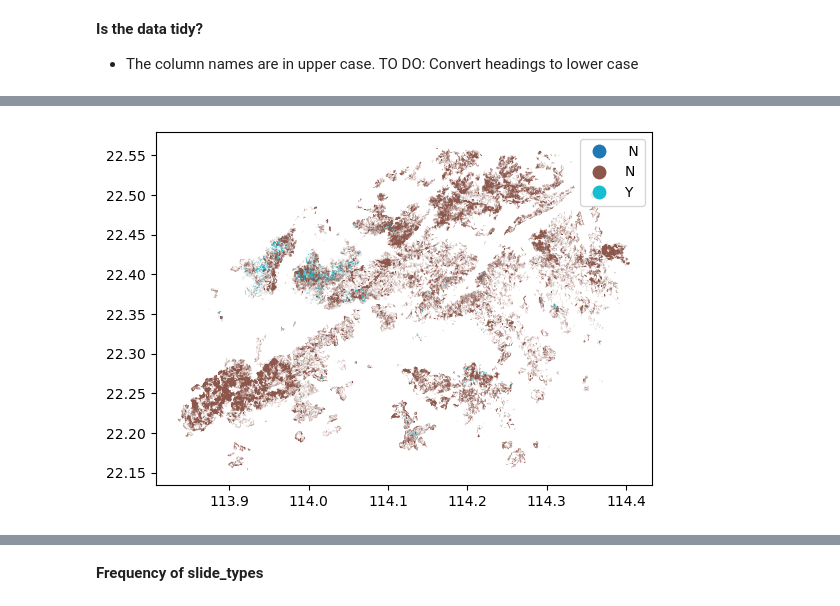
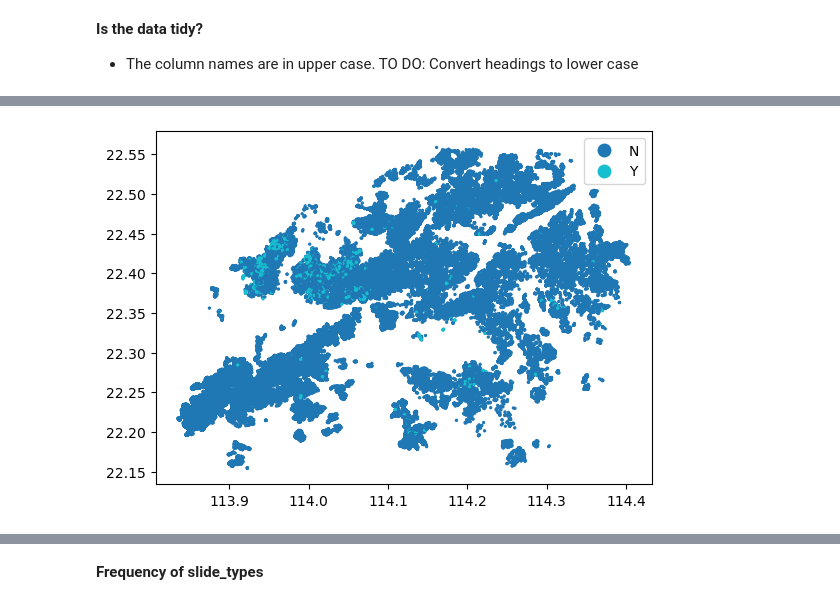
Before and after one commit to KoketsoMangwale/Landslide-Insights, a Jupyter notebook: landslide_analysis.ipynb, the cells around one changed output, grey strips where cells are left out. Saved outputs shown, nothing was run; the diff lists cells and outputs as text; code cells hidden in the pictures.

Commit message:
Add and Update: Add folder
Upload landslide gdb data or  inventory.
Code edits to IPYNB File - data exploration using plot()

Signed-off-by: bessieberry <bmangwale@gmail.com>

```diff
--- a/landslide_analysis.ipynb
+++ b/landslide_analysis.ipynb
@@ -50,3 +60,6 @@ dir(gpd)
+# %%
+#read the file into a geodataframe
+landslide_data = gpd.read_file('ENTLI_Up_to_Year_2019.gdb')
 # %%
-# read the file into a geodataframe
-landslide_data = gpd.read_file('a0000000a.gdbtable', encoding='utf-8')
+#View the first five rows of the data
+landslide_data.head()
@@ -81,3 +105,4 @@ __Convert Mercator projection to the strandard coordinate system for earth - EPS
 # %%
-#convert from 2326 to 4326, CONVERT EASTING,NORTHING coordinates to lat,long coordinates
-geometry_4326 = landslide_data.to_crs(epsg = 4326)
+#convert from 2326 to 4326, CONVERT EASTING,NORTHING coordinates to lat,long coordinates.
+#4326 corresponds to coordinates in latitude and longitude
+landslide_4326 = landslide_data.to_crs(epsg = 4326)
@@ -242,8 +358,8 @@ plt.show()
 # %%
 #density of landslides
-geometry_4326.plot('GULLY', legend = True)
+landslide_4326.plot('GULLY',markersize = 2, legend = True)
 
 plt.show()
 # %% [output]
-[figure, old version]
+[figure, new version]
 # %% [markdown]
```
Also changed, not shown: parts of 59 cells of this notebook, 57 other files.
